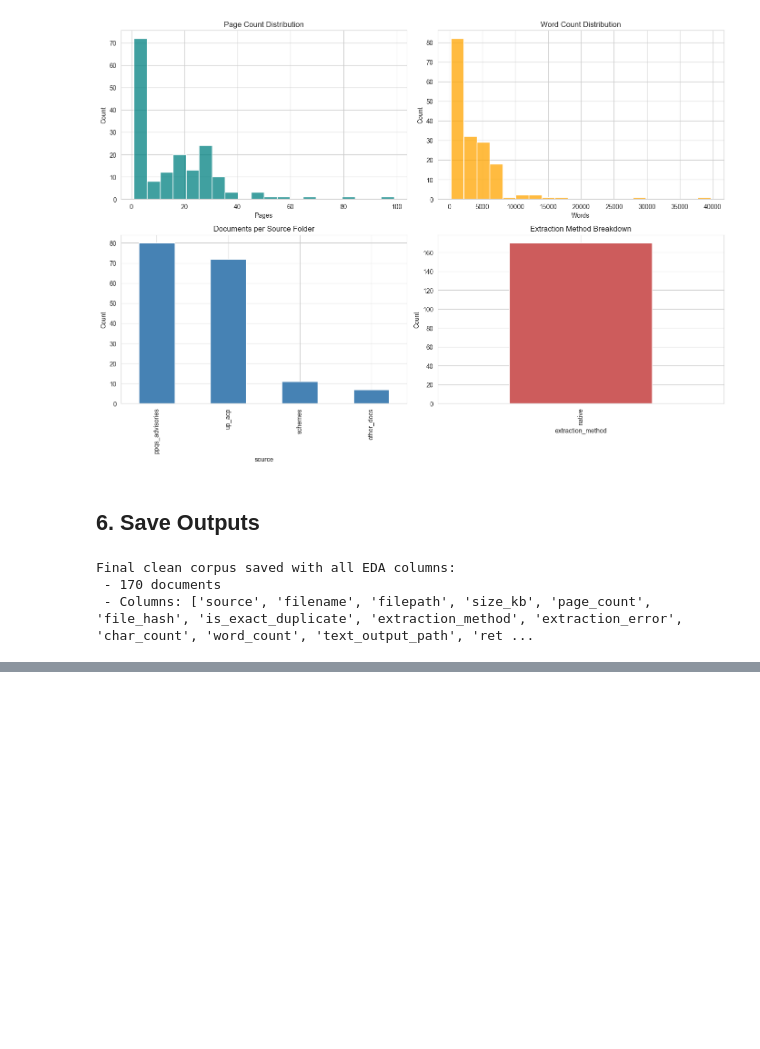
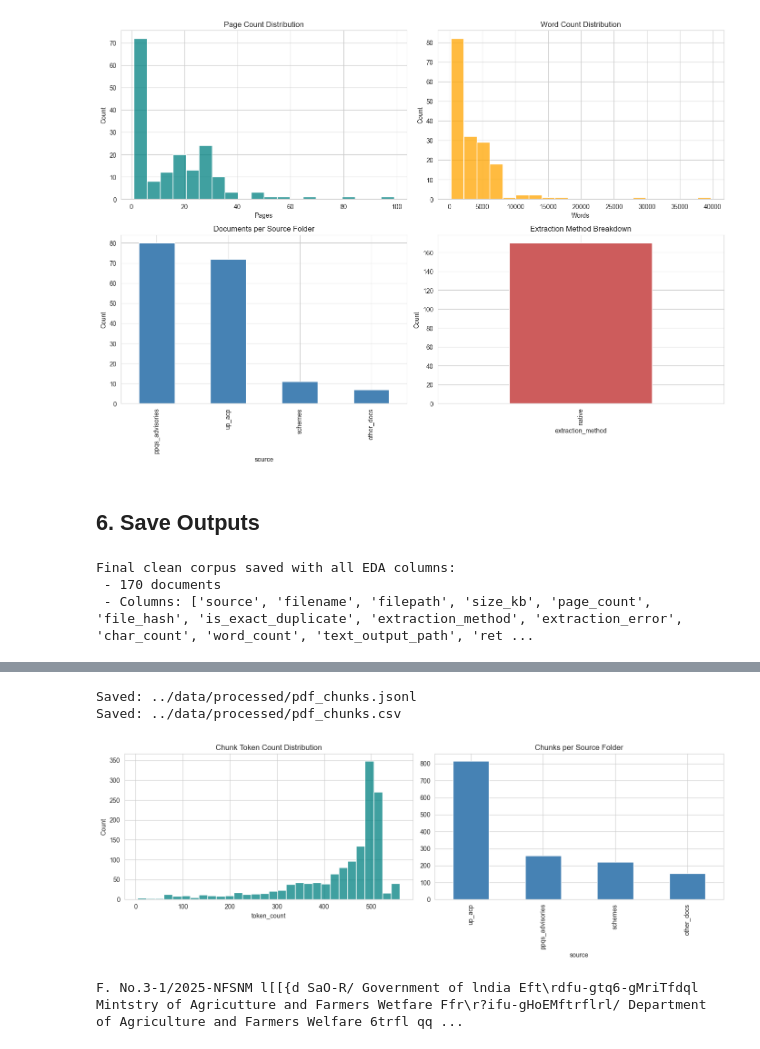
Before and after one commit to 23f3004092/Group-7-DS-and-AI-Lab-Project, a Jupyter notebook: notebooks/04_pdfs_rag_eda.ipynb, the cells around one changed output, grey strips where cells are left out. Saved outputs shown, nothing was run; the diff lists cells and outputs as text; code cells hidden in the pictures; blank space fills up the shorter version.

Commit message:
did the chunking part for the rag

```diff
--- a/notebooks/04_pdfs_rag_eda.ipynb
+++ b/notebooks/04_pdfs_rag_eda.ipynb
@@ -653,0 +725,29 @@ Final clean corpus saved with all EDA columns:
+# %%
+all_chunks = []
+for _, row in clean_df.iterrows():
+    path = row["text_output_path"]
+    if not os.path.exists(path):
+        continue
+    with open(path, encoding="utf-8") as f:
+        text = f.read()
+    text = re.sub(r"\s+", " ", text).strip()
+    if not text:
+        continue
+    sentences = sent_tokenize(text)
+    doc_chunks = chunk_sentences(sentences, CHUNK_SIZE_TOKENS, CHUNK_OVERLAP_TOKENS)
+    for i, chunk_text in enumerate(doc_chunks):
+        all_chunks.append({
+            "chunk_id": f"{row['filename']}_{i:03d}",
+            "source": row["source"],
+            "filename": row["filename"],
+            "chunk_index": i,
+            "chunk_text": chunk_text,
+            "token_count": word_tokenize_count(chunk_text),
+            "detected_language": row.get("detected_language", None),
+            "detected_year": row.get("detected_year", None),
+        })
+
+chunks_df = pd.DataFrame(all_chunks)
+print(f"Total chunks: {len(chunks_df)}")
+print(f"Avg chunks/doc: {len(chunks_df) / clean_df['filename'].nunique():.1f}")
+chunks_df["token_count"].describe()
@@ -653,0 +766,32 @@ Final clean corpus saved with all EDA columns:
+# %%
+os.makedirs(os.path.dirname(OUT_PATH), exist_ok=True)
+with open(OUT_PATH, "w", encoding="utf-8") as f:
+    for _, row in chunks_df.iterrows():
+        f.write(json.dumps(row.to_dict(), ensure_ascii=False) + "\n")
+
+chunks_df.to_csv("../data/processed/pdf_chunks.csv", index=False)
+print(f"Saved: {OUT_PATH}")
+print(f"Saved: ../data/processed/pdf_chunks.csv")
+# %% [output]
+Saved: ../data/processed/pdf_chunks.jsonl
+Saved: ../data/processed/pdf_chunks.csv
+# %%
+import matplotlib.pyplot as plt
+import seaborn as sns
+
+fig, axes = plt.subplots(1, 2, figsize=(14, 5))
+sns.histplot(chunks_df["token_count"], bins=30, ax=axes[0], color="teal")
+axes[0].set_title("Chunk Token Count Distribution")
+
+chunks_df["source"].value_counts().plot(kind="bar", ax=axes[1], color="steelblue")
+axes[1].set_title("Chunks per Source Folder")
+
+plt.tight_layout()
+plt.savefig("../data/processed/chunk_distribution.png", dpi=150)
+plt.show()
+# %% [output]
+[figure, added]
+# %%
+print(chunks_df.iloc[0]["chunk_text"][:400])
+# %% [output]
+F. No.3-1/2025-NFSNM l[[{d SaO-R/ Government of lndia Eft\rdfu-gtq6-gMriTfdql Mintstry of Agricutture and Farmers Wetfare Ffr\r?ifu-gHoEMftrflrl/ Department of Agriculture and Farmers Welfare 6trfl qq ...
```
Also changed, not shown: parts of 5 cells of this notebook, 2 other files.
